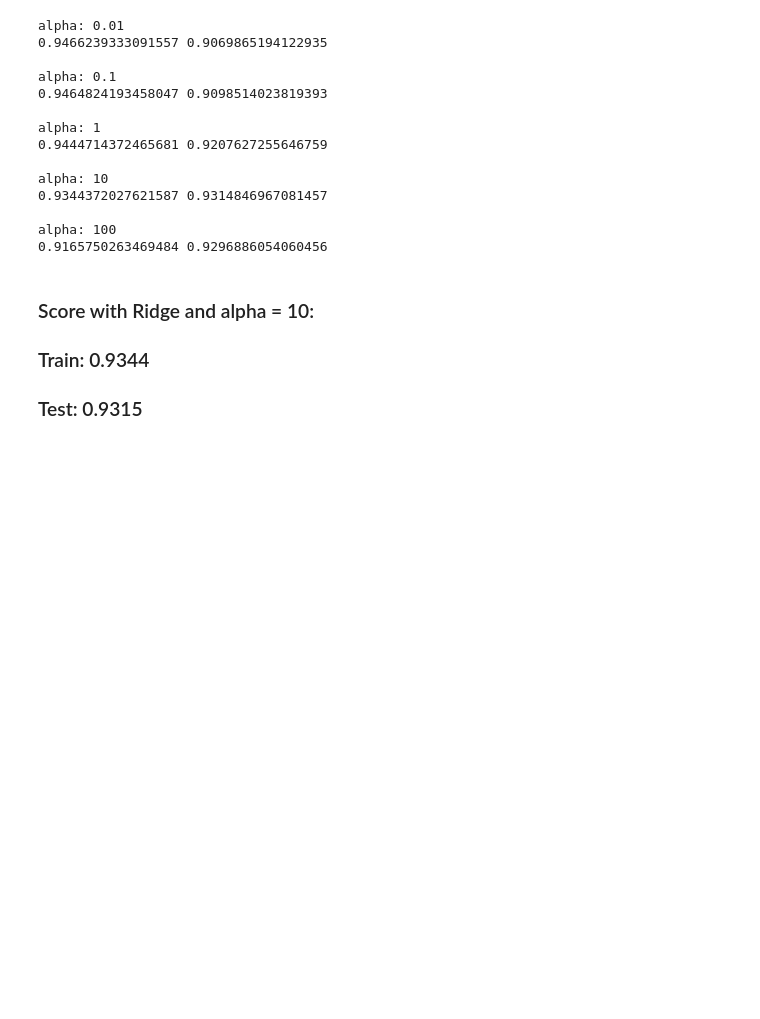
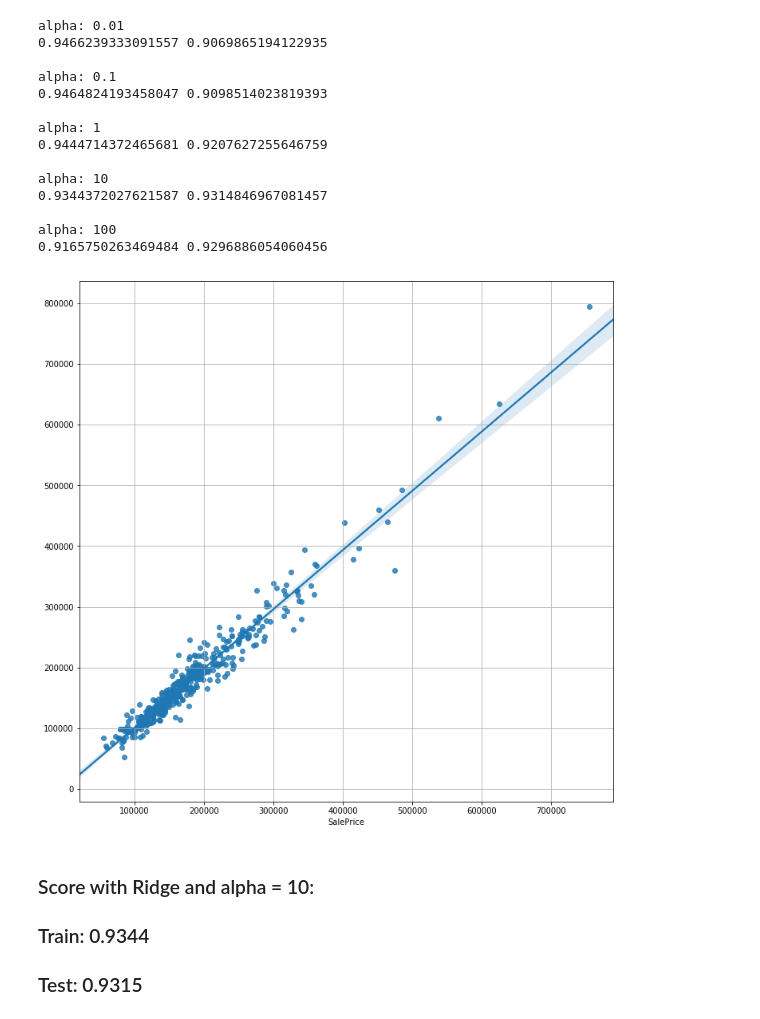
Before and after one commit to angelinn/fmi-machinelearning-tasks, a Jupyter notebook: task0/Homework 0.ipynb, the cells around one changed output. Drawn from its saved outputs; the diff is of its cells as text; code cells hidden in the pictures; blank space fills up the shorter version.

Commit message:
Show the plot.

```diff
--- a/task0/Homework 0.ipynb
+++ b/task0/Homework 0.ipynb
@@ -311,7 +311,14 @@ alpha: 100
 0.9165750263469484 0.9296886054060456
 # %%
 lr = Ridge(10).fit(new_x_train, pd.np.log10(y_train))
-lr.predict(new_x_test)
+predictions = 10 ** lr.predict(new_x_test)
+
+plt.figure(figsize=(12,12))
+sns.regplot(y_test, predictions)
+plt.grid(True)
+plt.show()
+# %% [output]
+[figure, added]
 # %% [markdown]
 ### Score with Ridge and alpha = 10:
 ### Train: 0.9344
```
